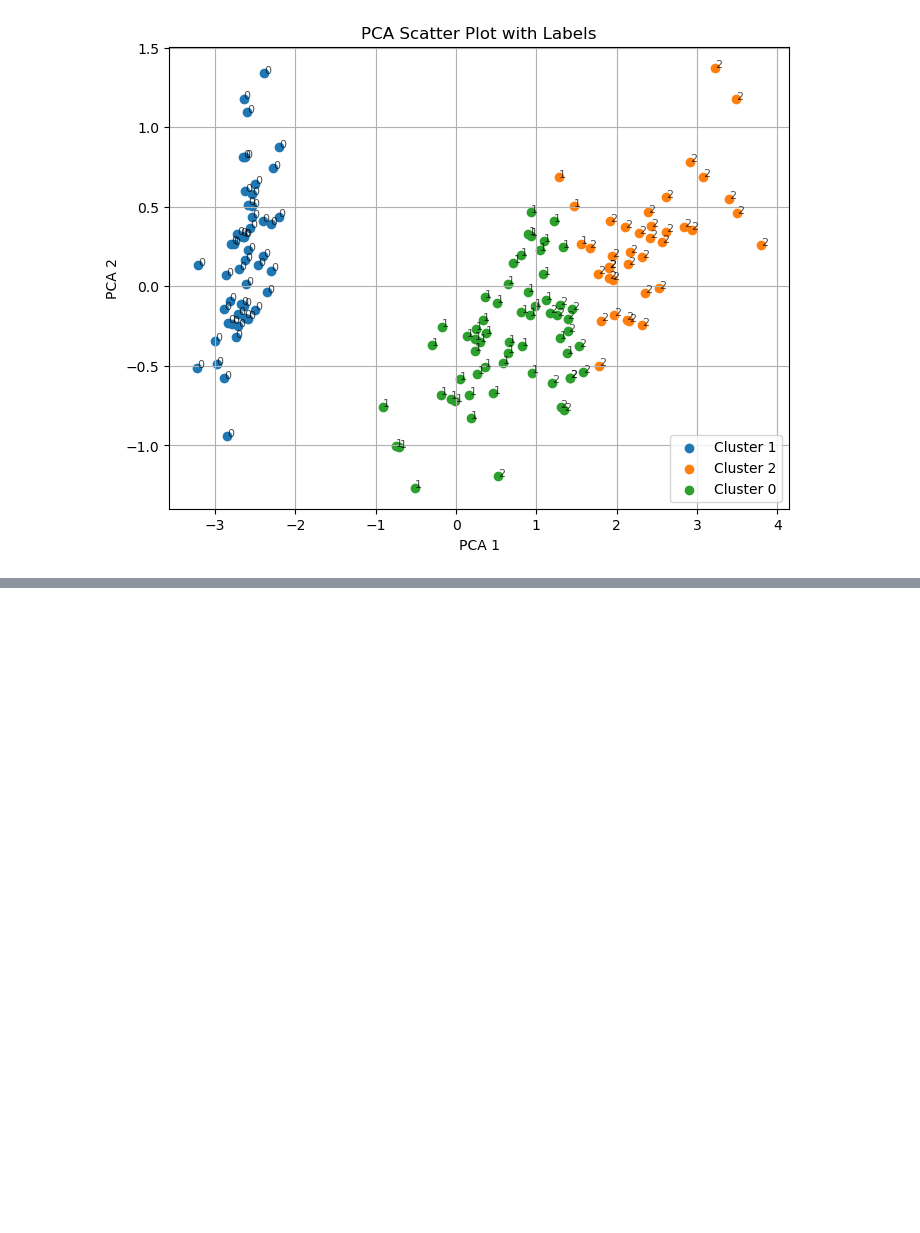
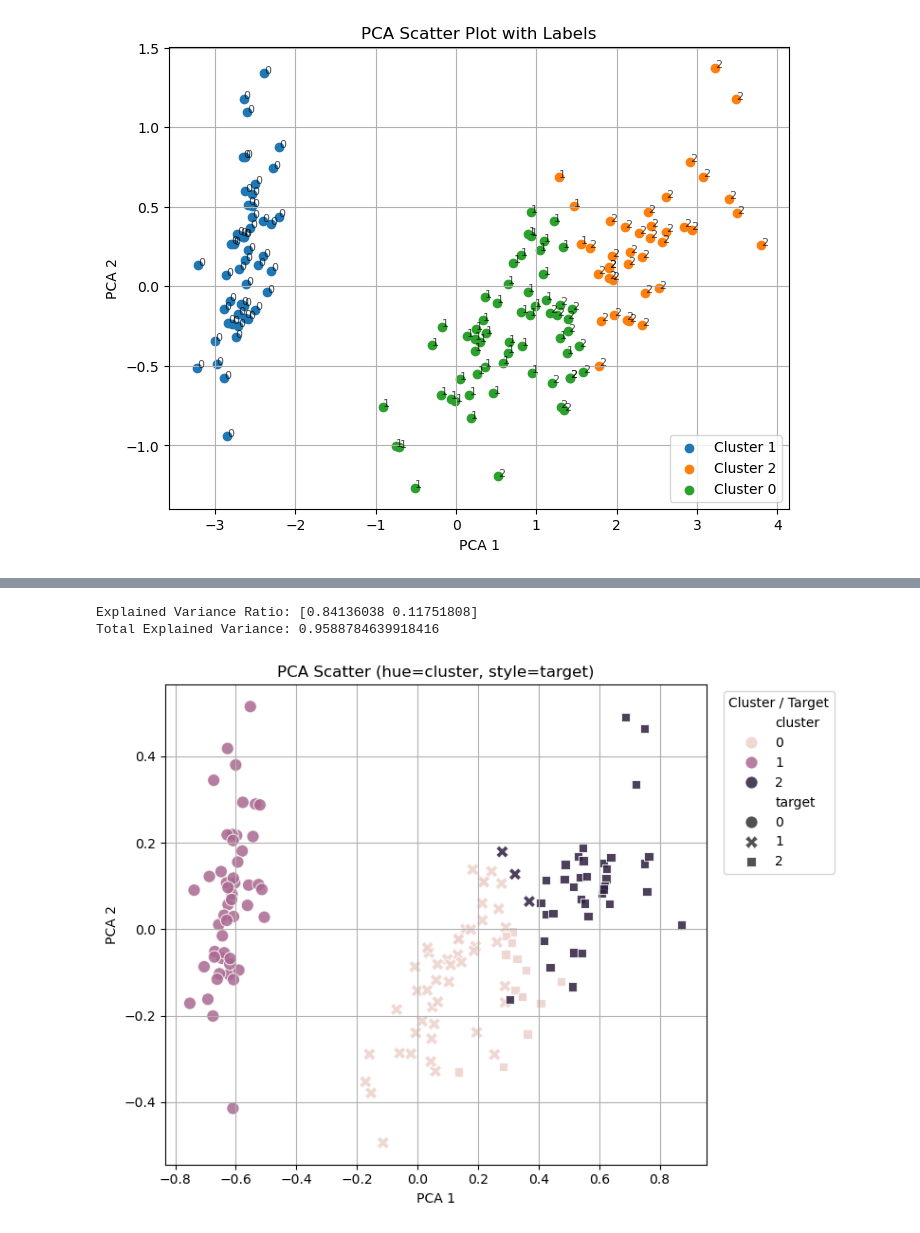
Before and after one commit to chanho0215/hipython, a Jupyter notebook: ml/8_KMeans.ipynb, the cells around one changed output, grey strips where cells are left out. Drawn from its saved outputs; the diff is of its cells as text; code cells hidden in the pictures; blank space fills up the shorter version.

```diff
--- a/ml/8_KMeans.ipynb
+++ b/ml/8_KMeans.ipynb
@@ -212,0 +260,7 @@ plt.show()
+# %%
+iris_df[features] = scaler.fit_transform(iris_df[features])
+# %%
+from sklearn.preprocessing import MinMaxScaler
+
+scaler = MinMaxScaler()
+iris_df[features] = scaler.fit_transform(iris_df[features])
@@ -212,0 +269,13 @@ plt.show()
+# %%
+from sklearn.decomposition import PCA
+
+features = ['sepal_length', 'sepal_width', 'petal_length', 'petal_width']
+
+pca = PCA(n_components=2)
+X_pca = pca.fit_transform(iris_df[features])
+
+# 결과를 데이터프레임에 추가
+iris_df['pca_x'] = X_pca[:, 0]
+iris_df['pca_y'] = X_pca[:, 1]
+
+iris_df[['pca_x','pca_y']].head()
@@ -212,0 +289,30 @@ plt.show()
+# %%
+print("Explained Variance Ratio:", pca.explained_variance_ratio_)
+print("Total Explained Variance:", sum(pca.explained_variance_ratio_))
+# %% [output]
+Explained Variance Ratio: [0.84136038 0.11751808]
+Total Explained Variance: 0.9588784639918416
+# %%
+import seaborn as sns
+import matplotlib.pyplot as plt
+
+plt.figure(figsize=(8, 6))
+sns.scatterplot(
+    data=iris_df,
+    x='pca_x',
+    y='pca_y',
+    hue='cluster',      # 색: 클러스터
+    style='target',     # 모양: 실제 라벨(품종)
+    s=90,
+    alpha=0.85
+)
+
+plt.title('PCA Scatter (hue=cluster, style=target)')
+plt.xlabel('PCA 1')
+plt.ylabel('PCA 2')
+plt.grid(True)
+plt.legend(title='Cluster / Target', bbox_to_anchor=(1.02, 1), loc='upper left')
+plt.tight_layout()
+plt.show()
+# %% [output]
+[figure, added]
```
Also changed, not shown: parts of 10 cells of this notebook.
